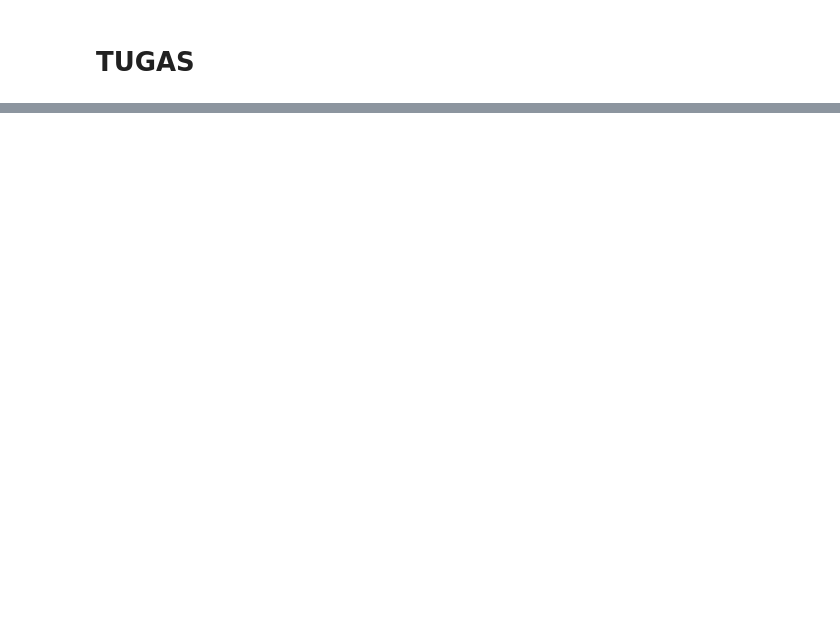
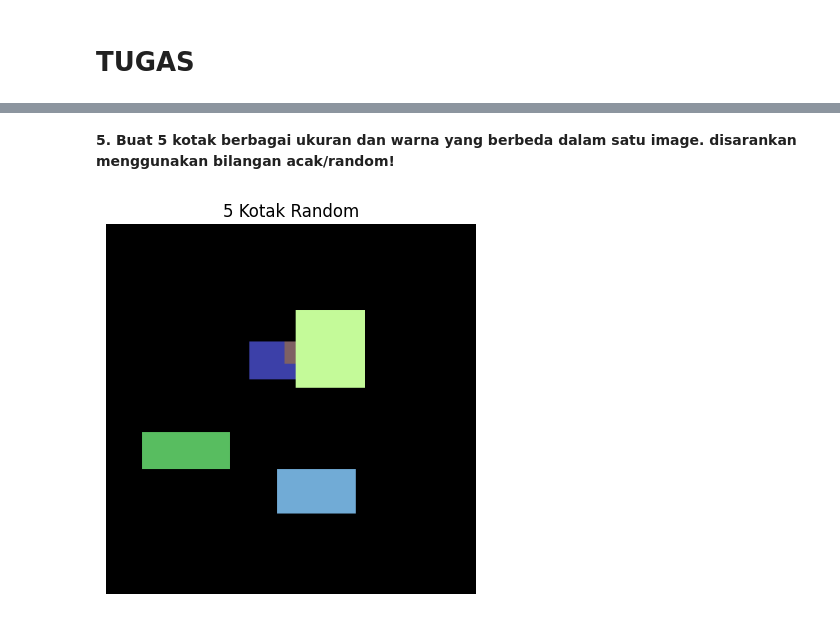
Before and after one commit to NurAyuL27/PCVK_Genap_2025, a Jupyter notebook: Week2.ipynb, the cells around one changed output, grey strips where cells are left out. Cells and saved outputs as stored; diff of their text form; code cells hidden in the pictures; blank space fills up the shorter version.

```diff
--- a/Week2.ipynb
+++ b/Week2.ipynb
@@ -179,0 +252,17 @@ from skimage import fo*
+# %% [markdown]
+**5. Buat 5 kotak berbagai ukuran dan warna yang berbeda dalam satu image.
+disarankan menggunakan bilangan acak/random!**
+# %%
+canvas = np.zeros((400,400,3), dtype=np.uint8)
+for _ in range(5):
+    pt1 = (random.randint(0,300), random.randint(0,300))
+    pt2 = (pt1[0]+random.randint(20,100), pt1[1]+random.randint(20,100))
+    color = (random.randint(0,255), random.randint(0,255), random.randint(0,255))
+    cv2.rectangle(canvas, pt1, pt2, color, -1)
+
+plt.imshow(cv2.cvtColor(canvas, cv2.COLOR_BGR2RGB))
+plt.title("5 Kotak Random")
+plt.axis("off")
+plt.show()
+# %% [output]
+[figure, added]
```
Also changed, not shown: parts of 19 cells of this notebook.
